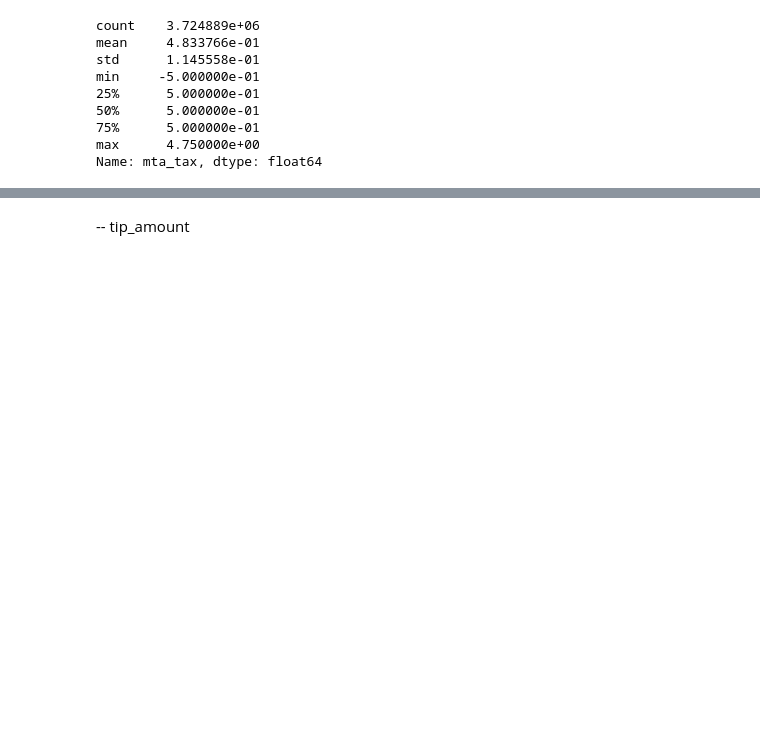
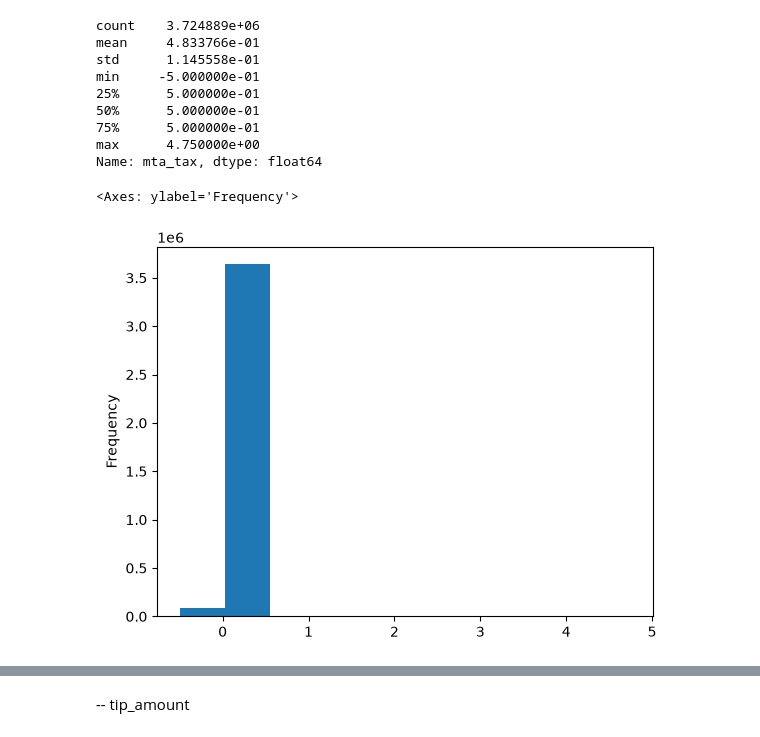
Before and after one commit to anirban2005143a/NYC-TLC-Analysis, a Jupyter notebook: data/data_processing/observe_data.ipynb, the cells around one changed output, grey strips where cells are left out. Saved outputs shown, nothing was run; the diff lists cells and outputs as text; code cells hidden in the pictures; blank space fills up the shorter version.

```diff
--- a/data/data_processing/data_cleaning.ipynb
+++ b/data/data_processing/observe_data.ipynb
@@ -400,6 +400,11 @@ min     -5.000000e-01
 75%      5.000000e-01
 max      4.750000e+00
 Name: mta_tax, dtype: float64
+# %%
+yellow_taxi_jan_2026['mta_tax'].plot(kind='hist')
+# %% [output]
+<Axes: ylabel='Frequency'>
+[figure, added]
 # %%
 yellow_taxi_jan_2026[yellow_taxi_jan_2026['mta_tax'] < 0].sample(10)
 # %% [output]
```
Also changed, not shown: parts of 16 cells of this notebook, 9 other files.
